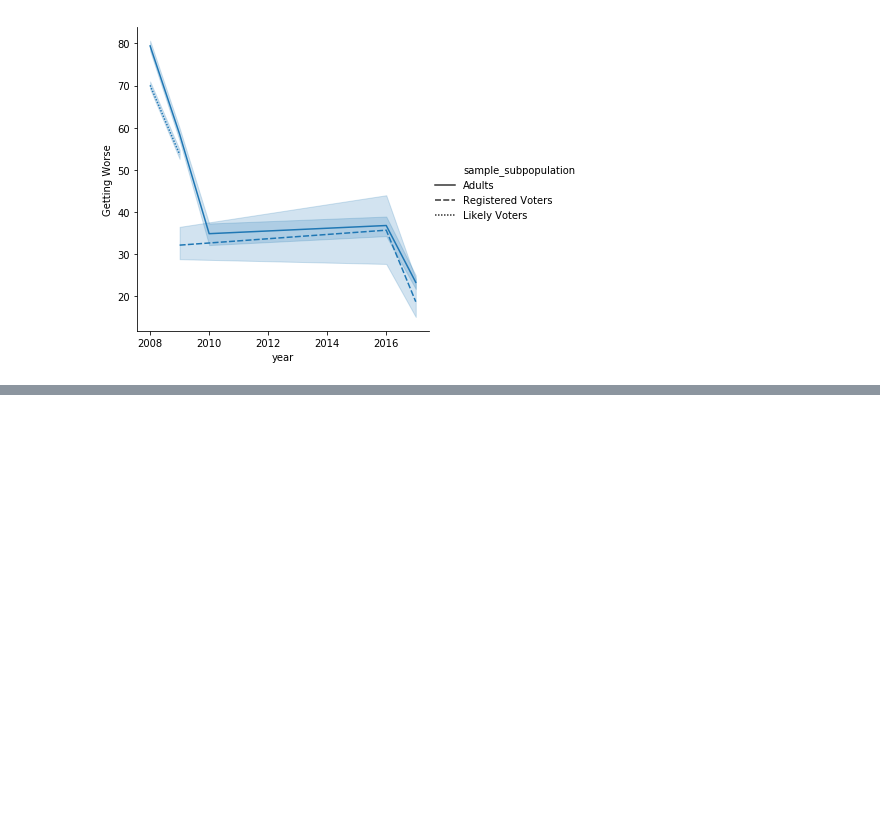
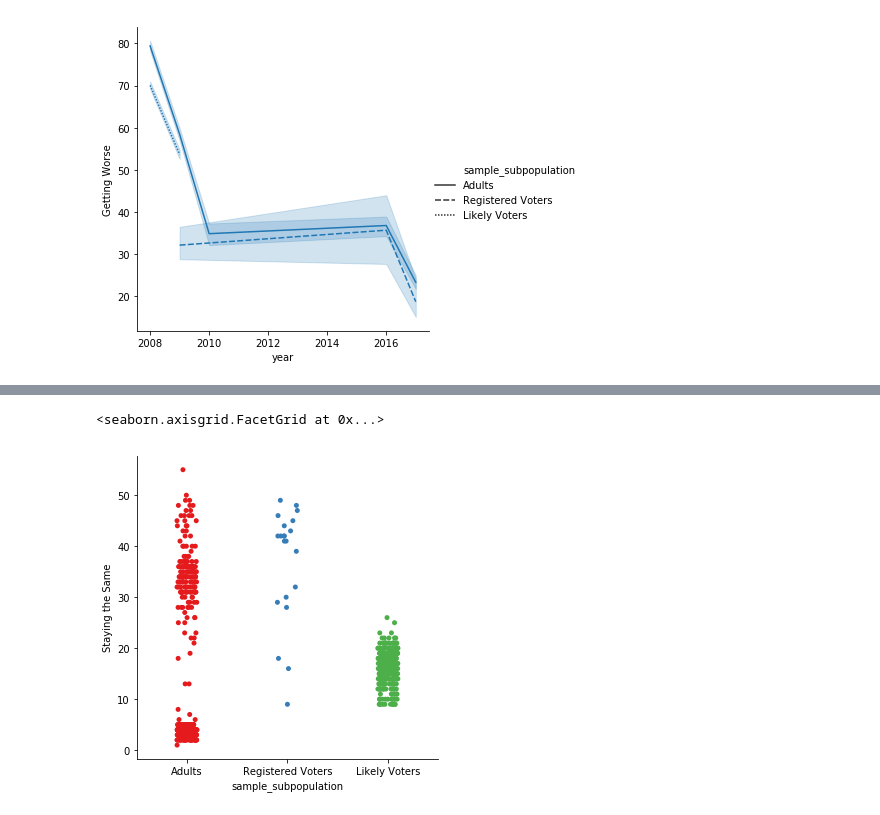
Before and after one commit to mastermindLAB/US-ECONOMY-GETTING-BETTER-OR-WORSE, a Jupyter notebook: US Economy Getting Better or Worse.ipynb, the cells around one changed output, grey strips where cells are left out. Drawn from its saved outputs; the diff is of its cells as text; code cells hidden in the pictures; blank space fills up the shorter version.

```diff
--- a/US Economy Getting Better or Worse.ipynb
+++ b/US Economy Getting Better or Worse.ipynb
@@ -93,0 +94,5 @@ sns.relplot(x = 'year' , y = 'Getting Better',hue = "sample_subpopulation",kind=
+# %%
+sns.catplot('sample_subpopulation','Staying the Same',data=us_eco,palette='Set1')
+# %% [output]
+<seaborn.axisgrid.FacetGrid at 0x...>
+[figure, added]
```
Also changed, not shown: parts of 2 cells of this notebook.
